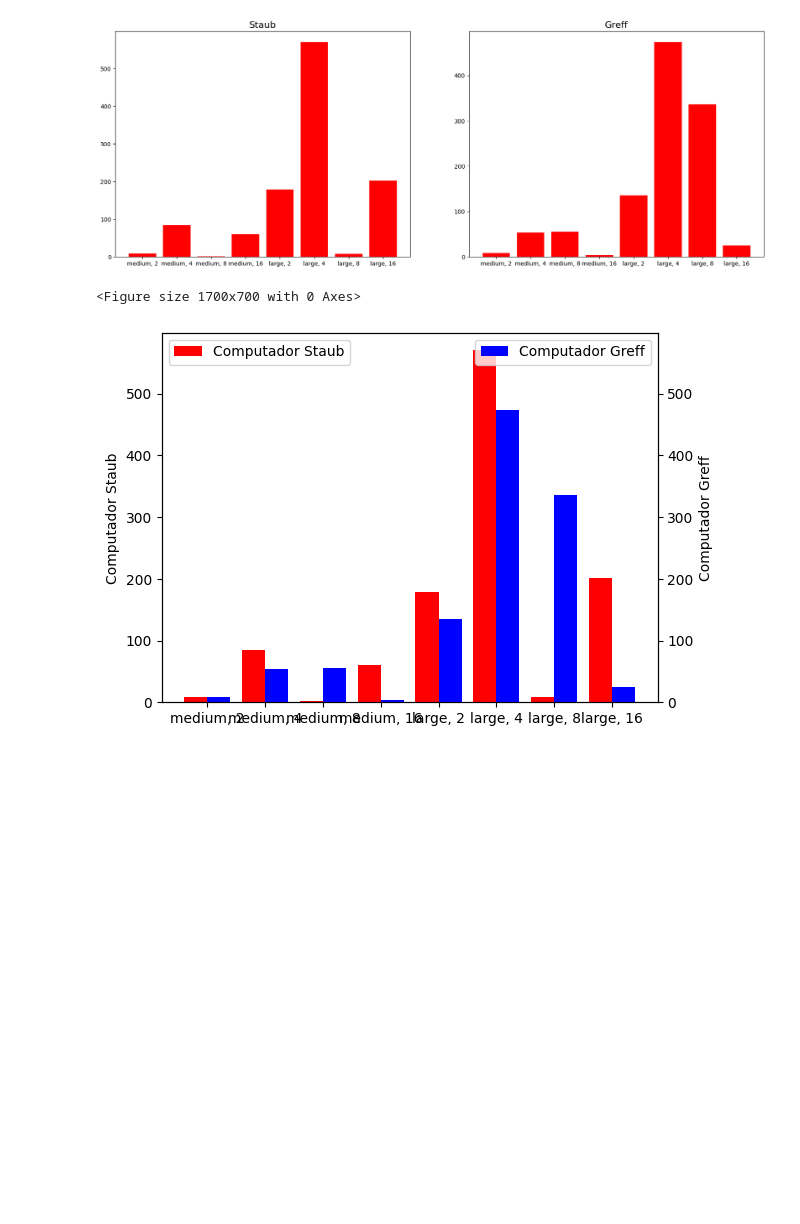
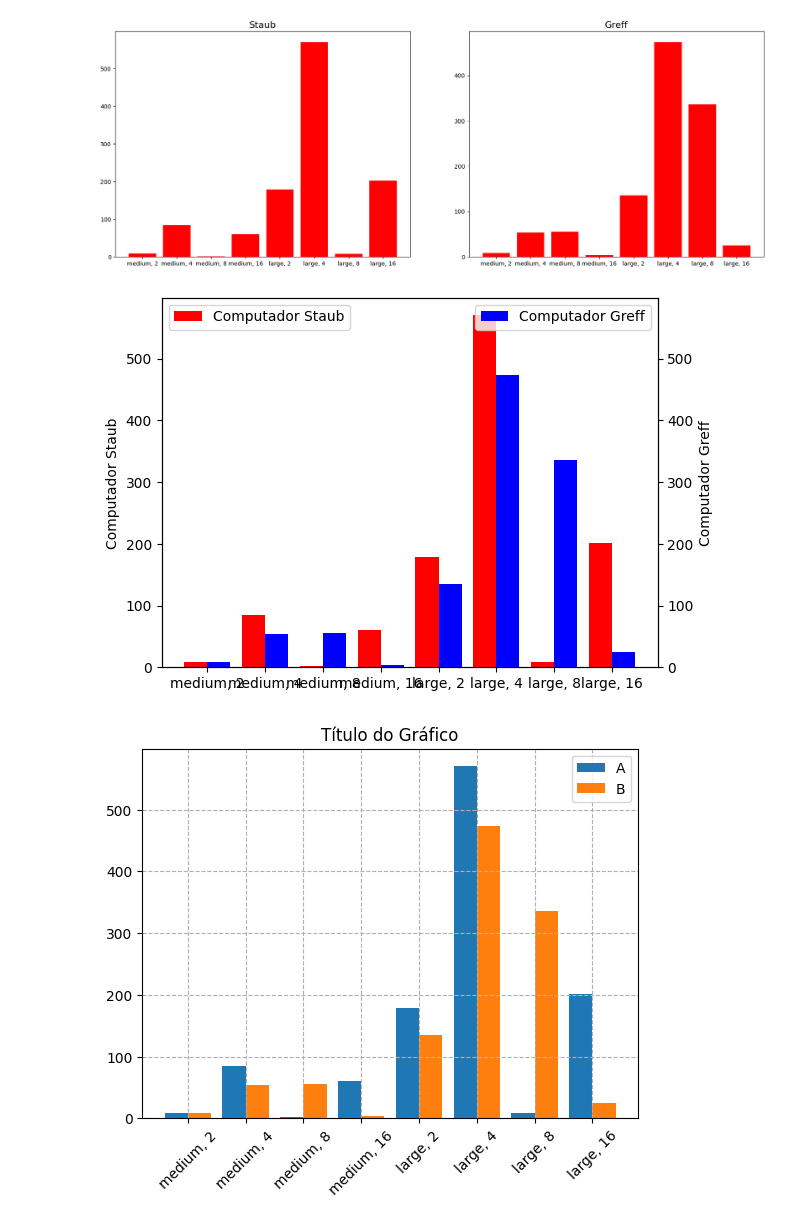
Before and after one commit to staubjoao/symmetric_rank-2k_operations, a Jupyter notebook: for_plot/plot_v3.ipynb, the cells around one changed output. Drawn from its saved outputs; the diff is of its cells as text; code cells hidden in the pictures; blank space fills up the shorter version.

Commit message:
Plotando novos graficos

```diff
--- a/for_plot/plot_v3.ipynb
+++ b/for_plot/plot_v3.ipynb
@@ -93,9 +93,6 @@ plt.show()
 # %%
 width = 0.4
 
-fig = plt.figure(figsize = (17, 7))
-
-# Cria figura com eixo Y na esquerda (padrão), e plota dados nele
 figure, left_ax = plt.subplots()
 left_bars = left_ax.bar(label, dados_media, color='red', width=-width, align='edge', label='Computador Staub')
 left_ax.set_ylabel('Computador Staub')
@@ -104,17 +101,34 @@ right_ax = left_ax.twinx()
 right_bars = right_ax.bar(label2, dados_media2, color='blue', width=width, align='edge', label='Computador Greff')
 right_ax.set_ylabel('Computador Greff')
 
-# Defina os limites do eixo direito para corresponder aos dados do eixo esquerdo
 right_ax.set_ylim(left_ax.get_ylim())
 
-# Adicione legendas para as barras vermelhas e azuis
 left_legend = plt.legend(handles=[left_bars], loc='upper left')
 right_legend = plt.legend(handles=[right_bars], loc='upper right')
 
-# Adicione as duas legendas ao mesmo tempo
+
 plt.gca().add_artist(left_legend)
 
 plt.show()
 # %% [output]
-<Figure size 1700x700 with 0 Axes>
 [figure]
+# %%
+X_axis = np.arange(len(dados_media))
+
+# Crie o gráfico de barras
+fig, ax = plt.subplots()
+ax.bar(X_axis - 0.2, dados_media, 0.4, label='A')
+ax.bar(X_axis + 0.2, dados_media2, 0.4, label='B')
+
+ax.set_xticks(X_axis)
+ax.set_xticklabels(label)
+ax.set_xticklabels(label, rotation=45)
+ax.set_title("Título do Gráfico")
+ax.legend()
+
+# Adicione linhas de grade no fundo
+ax.grid(linestyle='--')
+
+plt.show()
+# %% [output]
+[figure, added]
```
